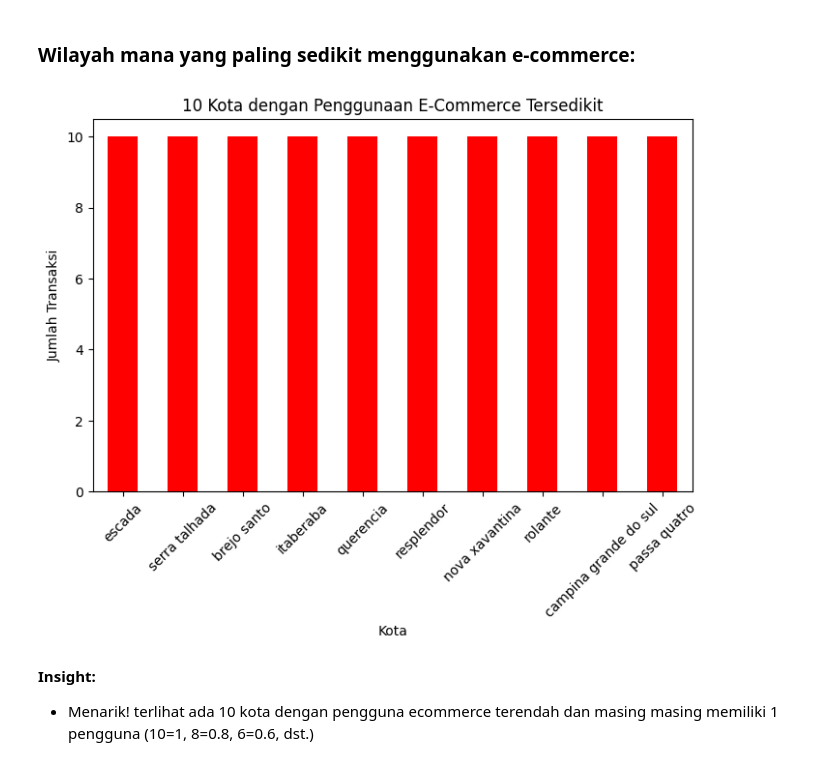
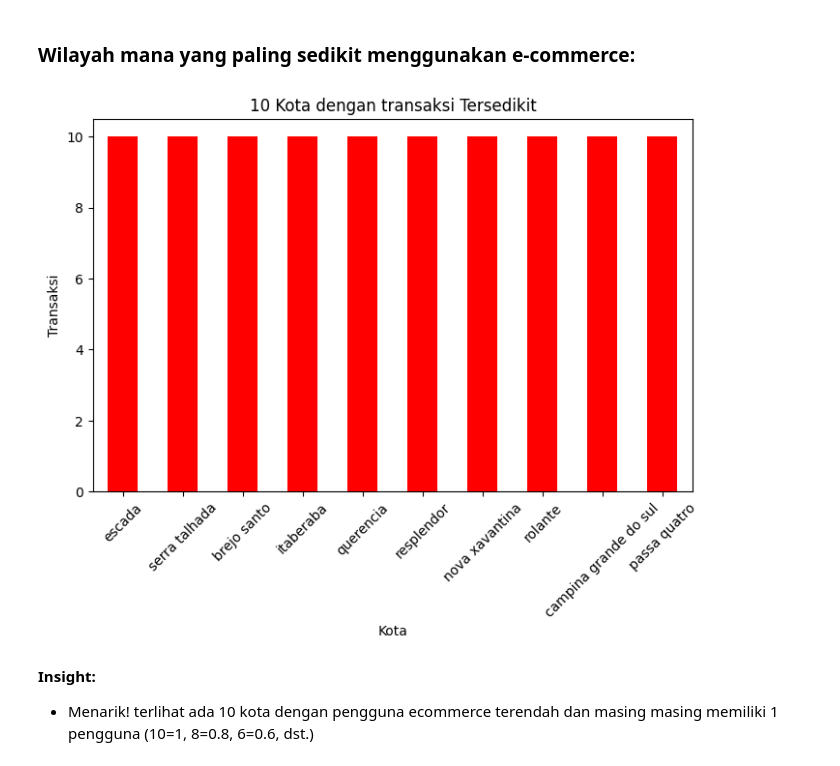
Before and after one commit to HITSNINJA/Dashboard, a Jupyter notebook: notebook.ipynb, the cells around one changed output. Saved outputs shown, nothing was run; the diff lists cells and outputs as text; code cells hidden in the pictures.

```diff
--- a/notebook.ipynb
+++ b/notebook.ipynb
@@ -154,27 +491,24 @@ plt.show()
 # %% [markdown]
 ### Wilayah mana yang paling sedikit menggunakan e-commerce:
 # %%
-import pandas as pd
-import matplotlib.pyplot as plt
-
 customers = pd.read_csv("data/customers_dataset.csv")
 orders = pd.read_csv("data/orders_dataset.csv")
 
 merged_df = orders.merge(customers, on="customer_id", how="left")
 
 city_counts = merged_df["customer_city"].value_counts()
 
 low_usage_cities = city_counts[city_counts >= 10].tail(10)
 
 plt.figure(figsize=(8, 5))
 low_usage_cities.plot(kind="bar", color="red")
 plt.xlabel("Kota")
-plt.ylabel("Jumlah Transaksi")
-plt.title("10 Kota dengan Penggunaan E-Commerce Tersedikit")
+plt.ylabel("Transaksi")
+plt.title("10 Kota dengan transaksi Tersedikit")
 plt.xticks(rotation=45)
 plt.show()
 # %% [output]
-[figure, old version]
+[figure, new version]
 # %% [markdown]
 **Insight:**
 - Menarik! terlihat ada 10 kota dengan pengguna ecommerce terendah dan masing masing memiliki 1 pengguna (10=1, 8=0.8, 6=0.6, dst.)
```
Also changed, not shown: parts of 36 cells of this notebook, 2 other files.
